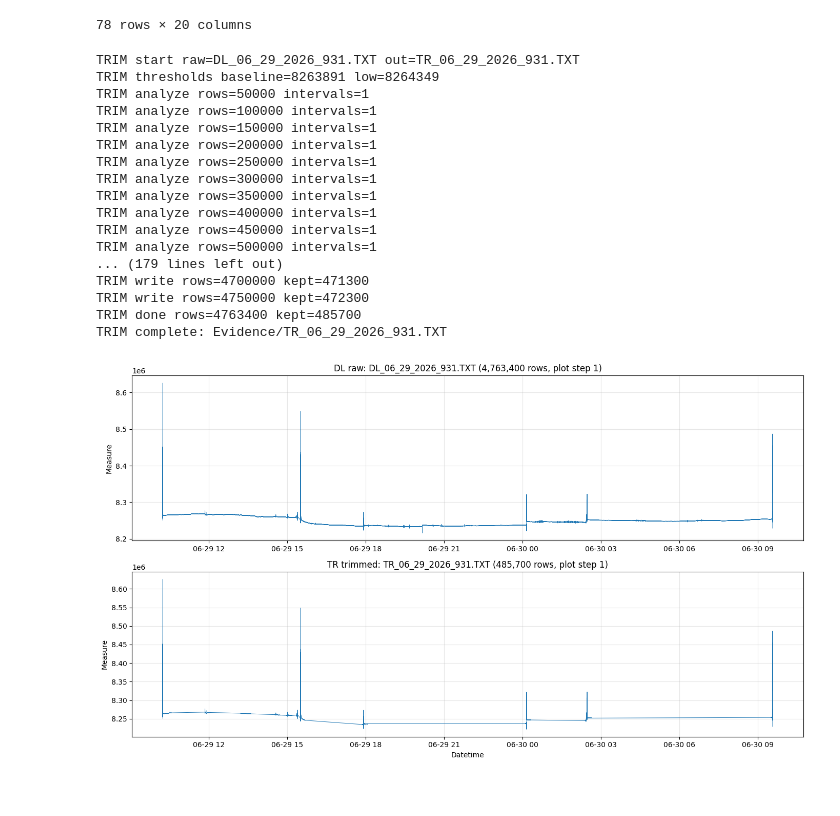
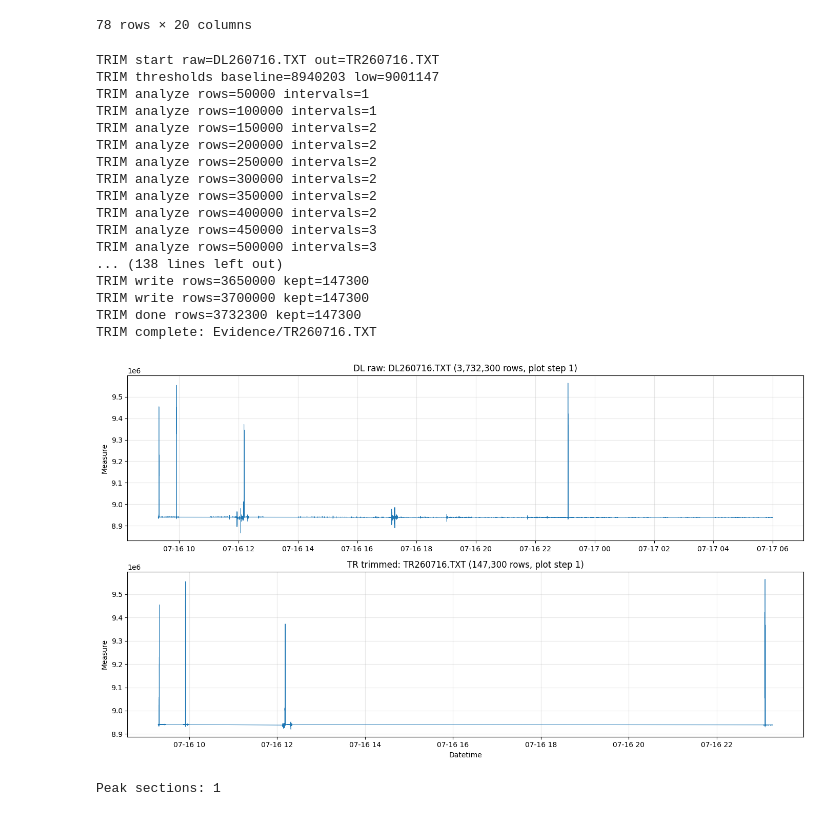
Before and after one commit to ninthgiant/Arduino_WIFI, a Jupyter notebook: Arduino_WIFI_Testing.ipynb, the cells around one changed output. Drawn from its saved outputs; the diff is of its cells as text; code cells hidden in the pictures.

Commit message:
Jupyter notebook for testing updated calc hz and Trim function, count night peaks

```diff
--- a/Arduino_WIFI_Testing.ipynb
+++ b/Arduino_WIFI_Testing.ipynb
@@ -508,6 +498,30 @@ def plot_dl_tr_files(dl_path, tr_path, max_points=None):
     fig.tight_layout()
     plt.show()
     return fig, axes
+
+def count_trim_peak_sections(intervals, start_hour=19, end_hour=8):
+    if not intervals:
+        return 0
+
+    count = 0
+
+    # Skip intervals[0], which is the startup calibration interval
+    for start_ts, end_ts in intervals[1:]:
+        start_dt = pd.to_datetime(start_ts, unit="s")
+        end_dt = pd.to_datetime(end_ts, unit="s")
+
+        start_minutes = start_dt.hour * 60 + start_dt.minute
+        end_minutes = end_dt.hour * 60 + end_dt.minute
+
+        start_limit = start_hour * 60
+        end_limit = end_hour * 60
+
+        if start_minutes >= start_limit or start_minutes < end_limit:
+            count += 1
+        elif end_minutes >= start_limit or end_minutes < end_limit:
+            count += 1
+
+    return count
 
 
 def trim_dl_file_to_evidence(dl_path, evidence_folder="Evidence", force_retrim=True, doPlot=True, max_plot_points=None):
@@ -894,6 +908,7 @@ def trim_dl_file_to_evidence(dl_path, evidence_folder="Evidence", force_retrim=T
             "output_path": str(output_path),
             "total_rows": total,
             "kept_rows": kept,
+            "peak_section_count": 0,
         }
 
     print(f"TRIM thresholds baseline={cal['baselineMean']} low={cal['lowCalibrationMean']}")
@@ -910,6 +925,8 @@ def trim_dl_file_to_evidence(dl_path, evidence_folder="Evidence", force_retrim=T
         }
 
     print(f"TRIM intervals={len(intervals)}")
+    peak_section_count = count_trim_peak_sections(intervals)
+    print(f"Peak sections: {peak_section_count}")
     total, kept = _write_trimmed_file_from_intervals(dl_path, output_path, intervals)
     print(f"TRIM complete: {output_path}")
     if doPlot:
@@ -925,6 +942,7 @@ def trim_dl_file_to_evidence(dl_path, evidence_folder="Evidence", force_retrim=T
         "enterThreshold": cal["enterThreshold"],
         "exitThreshold": cal["exitThreshold"],
         "interval_count": len(intervals),
+        "peak_section_count": peak_section_count,
         "intervals": intervals,
         "total_rows": total,
         "kept_rows": kept,
@@ -932,27 +950,29 @@ def trim_dl_file_to_evidence(dl_path, evidence_folder="Evidence", force_retrim=T
     }
 # %%
 result = trim_dl_file_to_evidence(
-    # this works fine "/Users/robertmauck/Documents/devel/Arduino_WIFI/Evidence/DL260716.TXT"
+    "/Users/robertmauck/Documents/devel/Arduino_WIFI/Evidence/DL260716.TXT"
     # missed one "/Users/robertmauck/Dropbox/BIG_Science/2026_Summer/Test_Data/DL_06_29_2026_380.TXT"
     # this works fine"/Users/robertmauck/Dropbox/BIG_Science/2026_Summer/Test_Data/DL_06_29_2026_382.TXT"
-    "/Users/robertmauck/Dropbox/BIG_Science/2026_Summer/Test_Data/DL_06_29_2026_931.TXT"
+    # this works fine "/Users/robertmauck/Dropbox/BIG_Science/2026_Summer/Test_Data/DL_06_29_2026_931.TXT"
 )
+print(f"Peak sections: {result['peak_section_count']}")
 # %% [output]
-TRIM start raw=DL_06_29_2026_931.TXT out=TR_06_29_2026_931.TXT
-TRIM thresholds baseline=8263891 low=8264349
+TRIM start raw=DL260716.TXT out=TR260716.TXT
+TRIM thresholds baseline=8940203 low=9001147
 TRIM analyze rows=50000 intervals=1
 TRIM analyze rows=100000 intervals=1
-TRIM analyze rows=150000 intervals=1
-TRIM analyze rows=200000 intervals=1
-TRIM analyze rows=250000 intervals=1
-TRIM analyze rows=300000 intervals=1
-TRIM analyze rows=350000 intervals=1
-TRIM analyze rows=400000 intervals=1
-TRIM analyze rows=450000 intervals=1
-TRIM analyze rows=500000 intervals=1
-... (179 lines left out)
-TRIM write rows=4700000 kept=471300
-TRIM write rows=4750000 kept=472300
-TRIM done rows=4763400 kept=485700
-TRIM complete: Evidence/TR_06_29_2026_931.TXT
+TRIM analyze rows=150000 intervals=2
+TRIM analyze rows=200000 intervals=2
+TRIM analyze rows=250000 intervals=2
+TRIM analyze rows=300000 intervals=2
+TRIM analyze rows=350000 intervals=2
+TRIM analyze rows=400000 intervals=2
+TRIM analyze rows=450000 intervals=3
+TRIM analyze rows=500000 intervals=3
+... (138 lines left out)
+TRIM write rows=3650000 kept=147300
+TRIM write rows=3700000 kept=147300
+TRIM done rows=3732300 kept=147300
+TRIM complete: Evidence/TR260716.TXT
-[figure, old version]
+[figure, new version]
+Peak sections: 1
```
Also changed, not shown: parts of 1 cell of this notebook.
